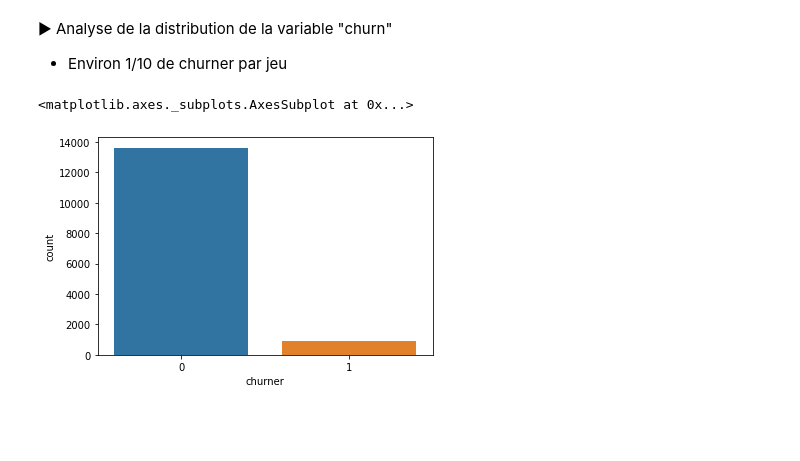
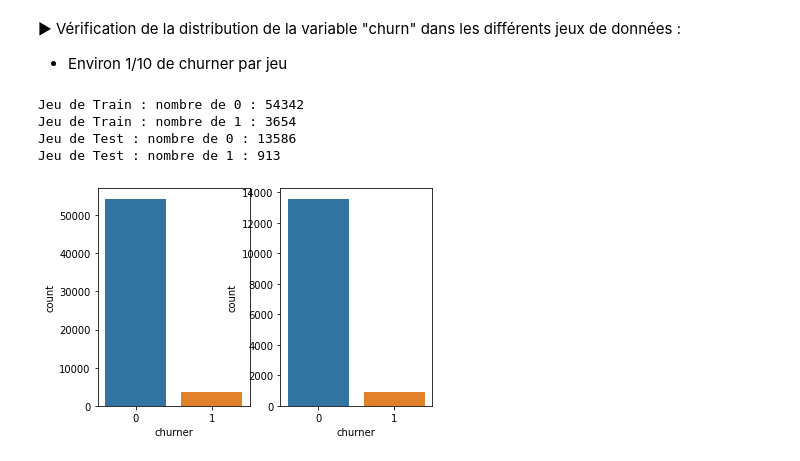
Before and after one commit to ClovisDel/Classification_Auto_Churn, a Jupyter notebook: Python/ClassiChurn_Part3.ipynb, the cells around one changed output. Saved outputs shown, nothing was run; the diff lists cells and outputs as text; code cells hidden in the pictures; blank space fills up the shorter version.

```diff
--- a/Python/ClassiChurn_Part3.ipynb
+++ b/Python/ClassiChurn_Part3.ipynb
@@ -39,0 +63,19 @@ df_test = pd.read_csv ("/content/gdrive/My Drive/Colab Notebooks/CHURN/churner_t
+# %%
+df_train = pd.read_csv("/content/gdrive/My Drive/Colab Notebooks/CHURN/DATA/churner_train_data_set.csv")
+df_test = pd.read_csv("/content/gdrive/My Drive/Colab Notebooks/CHURN/DATA/churner_test_data_set.csv")
+
+df_train_symbo = pd.read_csv("/content/gdrive/My Drive/Colab Notebooks/CHURN/DATA/Train_Var_Symbolique.csv", sep=';')
+df_test_symbo = pd.read_csv("/content/gdrive/My Drive/Colab Notebooks/CHURN/DATA/Test_Var_Symbolique.csv", sep=';')
+
+df_train_ACP = pd.read_csv("/content/gdrive/My Drive/Colab Notebooks/CHURN/DATA/trainACP.csv")
+df_test_ACP = pd.read_csv("/content/gdrive/My Drive/Colab Notebooks/CHURN/DATA/testACP.csv")
+df_train_ACP.drop("Unnamed: 0",axis=1, inplace=True)
+df_test_ACP.drop("Unnamed: 0",axis=1, inplace=True)
+df_train_ACP.rename(columns={'y' : 'churner'}, inplace=True)
+df_test_ACP.rename(columns={'y.test' : 'churner'}, inplace=True)
+
+
+df_train_ACP_symbo = pd.read_csv("/content/gdrive/My Drive/Colab Notebooks/CHURN/DATA/Train_Var_ACP.csv", sep=';')
+df_test_ACP_symbo = pd.read_csv("/content/gdrive/My Drive/Colab Notebooks/CHURN/DATA/Test_Var_ACP.csv", sep=';')
+
+result_tab=[]
@@ -40,11 +136,20 @@ df_test = pd.read_csv ("/content/gdrive/My Drive/Colab Notebooks/CHURN/churner_t
 # %% [markdown]
-
-
- ▶ Analyse de la distribution de la variable "churn"
+ ▶ Vérification de la distribution de la variable "churn" dans les différents jeux de données :
 -  Environ 1/10 de churner par jeu
-# %%
-#sns.countplot(x = "churner", data=df_train)
-sns.countplot(x = "churner", data=df_test)
-# %% [output]
-<matplotlib.axes._subplots.AxesSubplot at 0x...>
-[figure, removed]
+# %%
+fig, ax =plt.subplots(1,2)
+sns.countplot(x = "churner", data=df_train, ax=ax[0])
+sns.countplot(x = "churner", data=df_test, ax=ax[1])
+fig.show()
+
+print("Jeu de Train : nombre de 0 : " + str(np.sum(df_train['churner'] == 0)))
+print("Jeu de Train : nombre de 1 : " + str(np.sum(df_train['churner'] == 1)))
+print("Jeu de Test : nombre de 0 : " + str(np.sum(df_test['churner'] == 0)))
+print("Jeu de Test : nombre de 1 : " + str(np.sum(df_test['churner'] == 1)))
+print("")
+# %% [output]
+Jeu de Train : nombre de 0 : 54342
+Jeu de Train : nombre de 1 : 3654
+Jeu de Test : nombre de 0 : 13586
+Jeu de Test : nombre de 1 : 913
+[figure, added]
```
Also changed, not shown: parts of 67 cells of this notebook, 1 other file.
